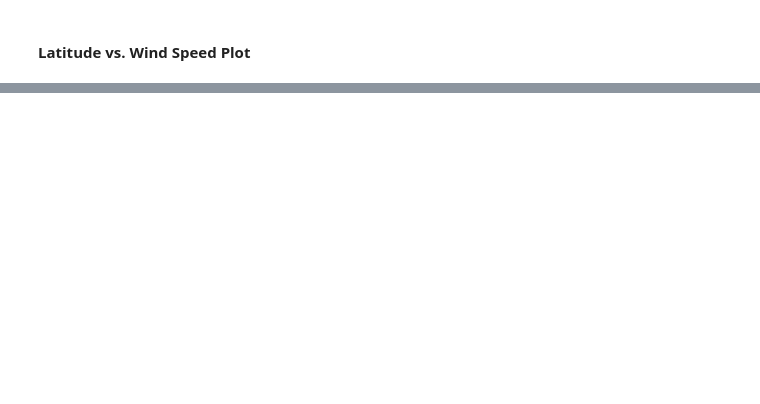
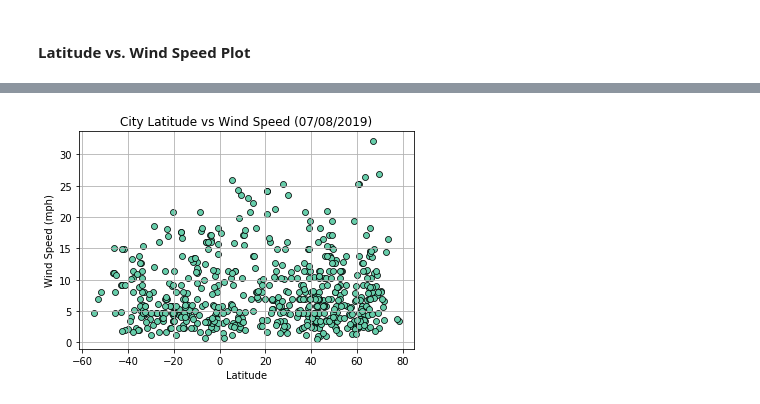
Before and after one commit to karenemcgee/06_api_homework, a Jupyter notebook: WeatherPy.ipynb, the cells around one changed output, grey strips where cells are left out. Saved outputs shown, nothing was run; the diff lists cells and outputs as text; code cells hidden in the pictures; blank space fills up the shorter version.

```diff
--- a/WeatherPy.ipynb
+++ b/WeatherPy.ipynb
@@ -161,0 +183,11 @@ city_data.head()
+# %%
+plt.scatter(city_data["Lat"], city_data["Wind Speed"], edgecolor="black", linewidth = .75, color="mediumaquamarine")
+plt.title("City Latitude vs Wind Speed (07/08/2019)")
+plt.xlabel("Latitude")
+plt.ylabel("Wind Speed (mph)")
+plt.grid()
+
+plt.savefig("LatitudeWind.png")
+plt.show()
+# %% [output]
+[figure, added]
```
Also changed, not shown: parts of 11 cells of this notebook, 5 other files.
